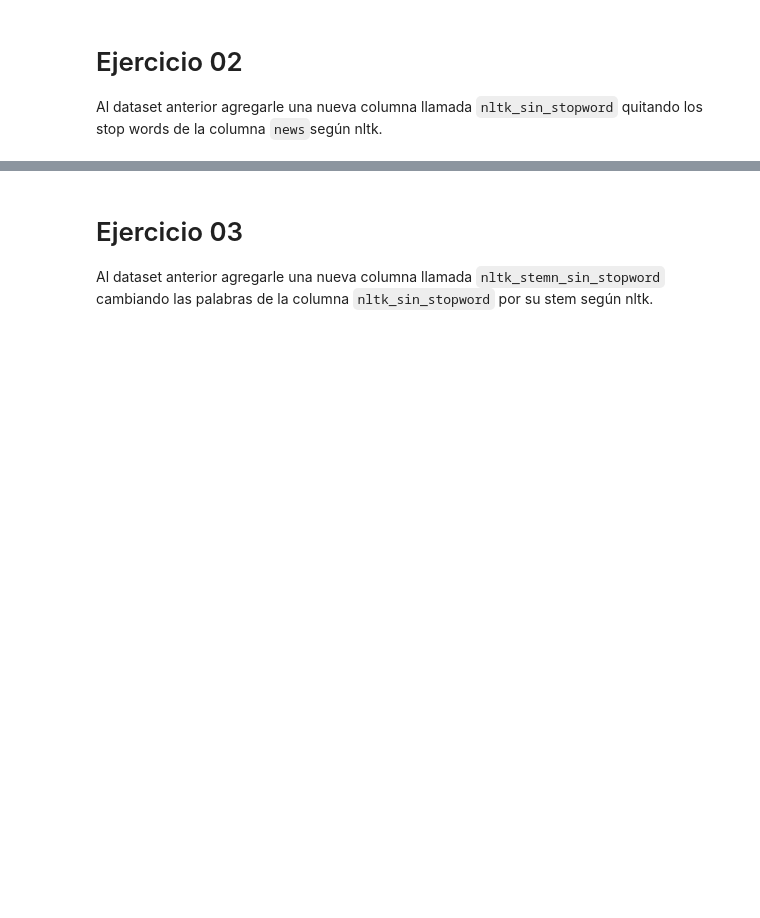
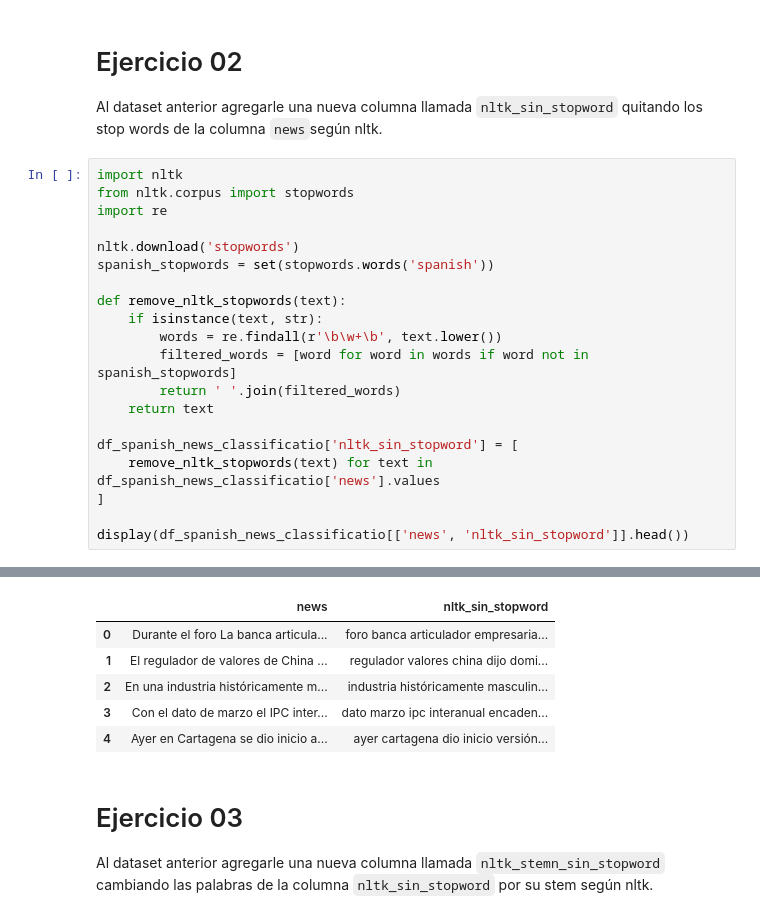
Before and after one commit to baubyte/HerramientasDeSoftwareParaElAnalisisDeDatos, a Jupyter notebook: Tema_6/Ejercicios/Semana_06_Practica_06.ipynb, the cells around one changed output, grey strips where cells are left out. Cells and saved outputs as stored; diff of their text form; blank space fills up the shorter version.

```diff
--- a/Tema_6/Ejercicios/Semana_06_Practica_06.ipynb
+++ b/Tema_6/Ejercicios/Semana_06_Practica_06.ipynb
@@ -55,3 +56,24 @@ FileNotFoundError: [Errno 2] No such file or directory: '/content/drive/MyDrive/
 # Ejercicio 02
 
 Al dataset anterior agregarle una nueva columna llamada `nltk_sin_stopword` quitando los stop words de la columna `news`según nltk.
+# %%
+import nltk
+from nltk.corpus import stopwords
+import re
+
+nltk.download('stopwords')
+spanish_stopwords = set(stopwords.words('spanish'))
+
+def remove_nltk_stopwords(text):
+    if isinstance(text, str):
+        words = re.findall(r'\b\w+\b', text.lower())
+        filtered_words = [word for word in words if word not in spanish_stopwords]
+        return ' '.join(filtered_words)
+    return text
+
+df_spanish_news_classificatio['nltk_sin_stopword'] = [
+    remove_nltk_stopwords(text) for text in df_spanish_news_classificatio['news'].values
+]
+
+display(df_spanish_news_classificatio[['news', 'nltk_sin_stopword']].head())
+# %% [output]
@@ -58,3 +82,9 @@ Al dataset anterior agregarle una nueva columna llamada `nltk_sin_stopword` quit
+|  | news | nltk_sin_stopword |
+| 0 | Durante el foro La banca articula... | foro banca articulador empresaria... |
+| 1 | El regulador de valores de China ... | regulador valores china dijo domi... |
+| 2 | En una industria históricamente m... | industria históricamente masculin... |
+| 3 | Con el dato de marzo el IPC inter... | dato marzo ipc interanual encaden... |
+| 4 | Ayer en Cartagena se dio inicio a... | ayer cartagena dio inicio versión... |
 # %% [markdown]
 # Ejercicio 03
 
```
Also changed, not shown: parts of 4 cells of this notebook.
